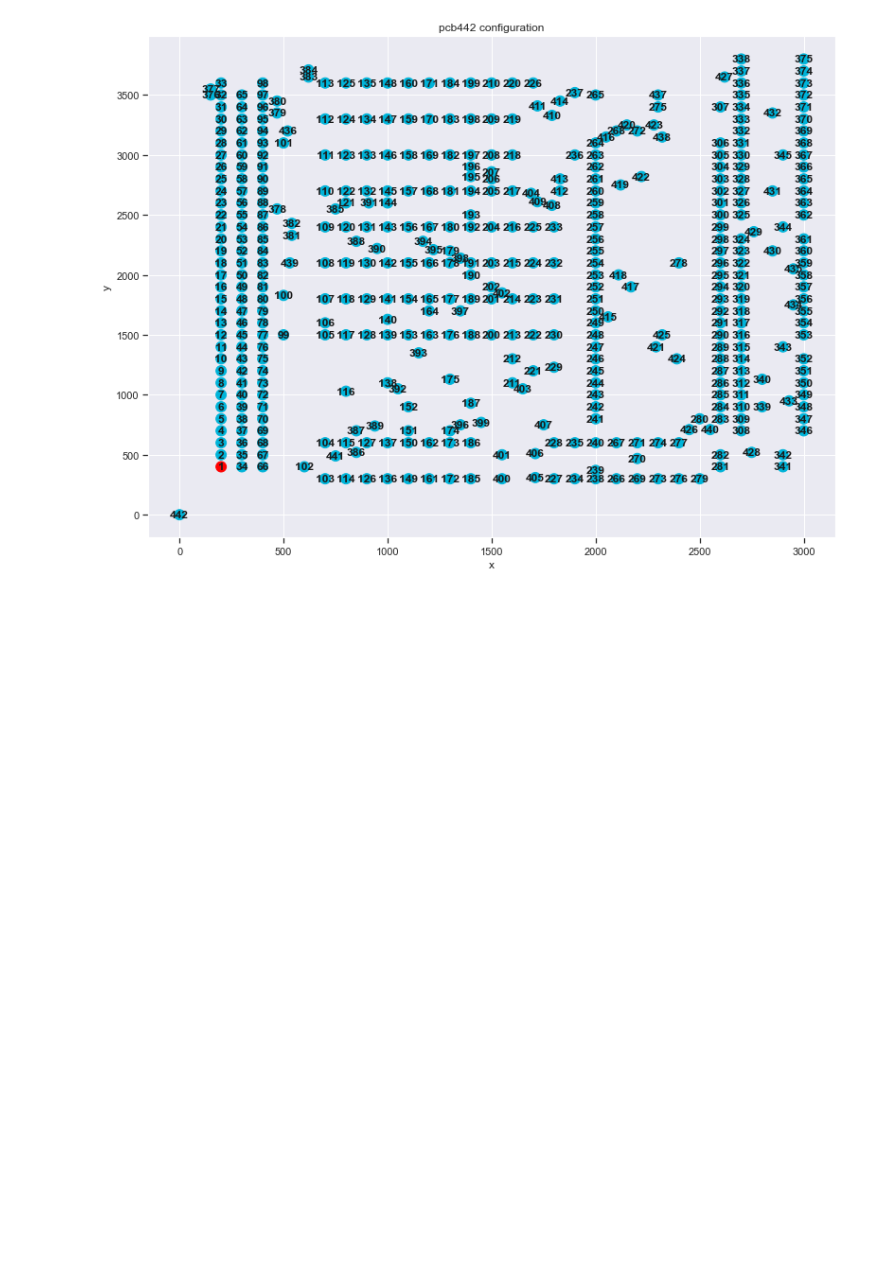
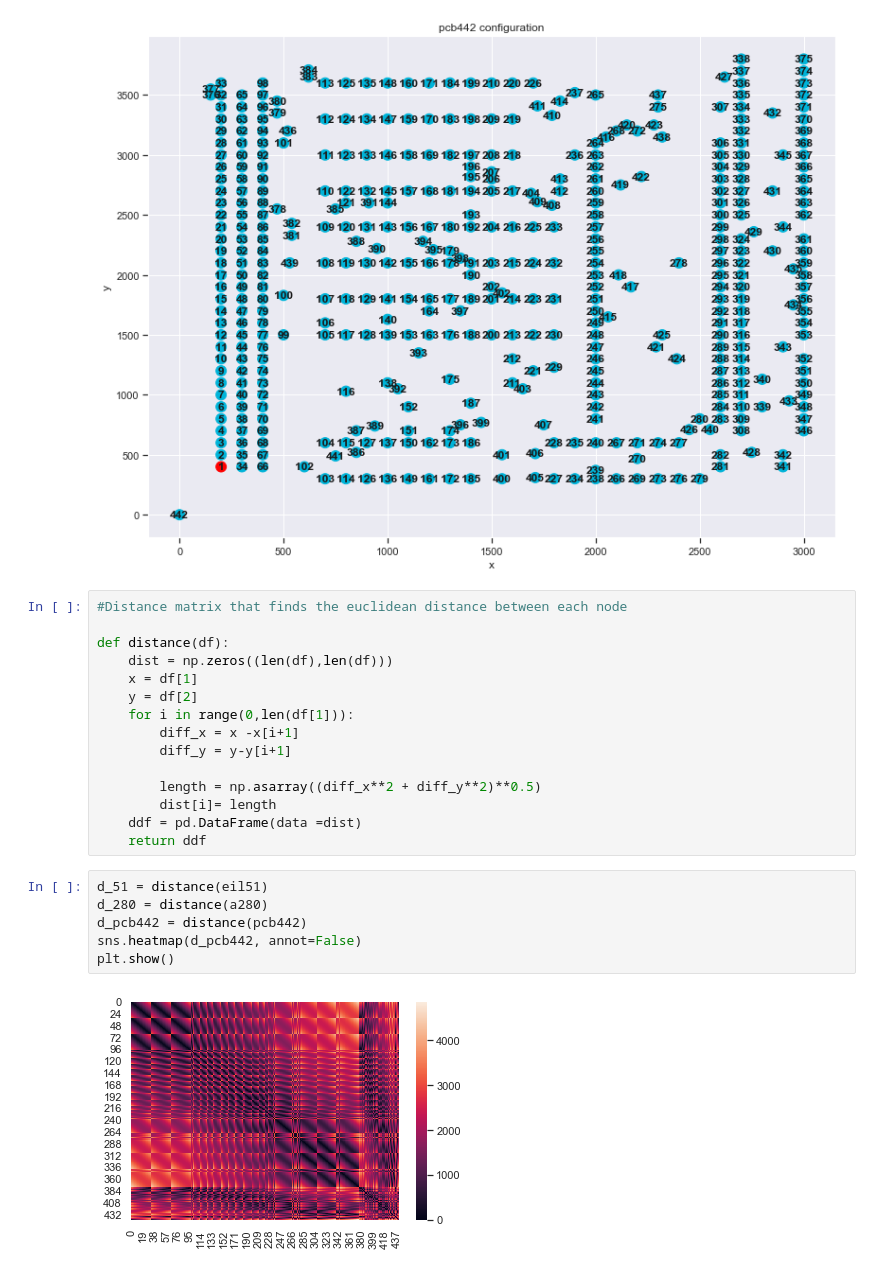
Before and after one commit to YunxiangLi/Stochastic-Simulation-2021, a Jupyter notebook: Assignment 3/a3.ipynb, the cells around one changed output. Saved outputs shown, nothing was run; the diff lists cells and outputs as text; blank space fills up the shorter version.

Commit message:
function for distances between nodes

```diff
--- a/Assignment 3/a3.ipynb
+++ b/Assignment 3/a3.ipynb
@@ -39,3 +39,26 @@ graph_plotter(G_a280,pos_a280,'a280',size=12)
 graph_plotter(G_pcb442,pos_pcb442,'pcb442',size=13)
 # %% [output]
 [figure]
+# %%
+#Distance matrix that finds the euclidean distance between each node
+
+def distance(df):
+    dist = np.zeros((len(df),len(df)))
+    x = df[1]
+    y = df[2]
+    for i in range(0,len(df[1])):
+        diff_x = x -x[i+1]
+        diff_y = y-y[i+1]
+
+        length = np.asarray((diff_x**2 + diff_y**2)**0.5)
+        dist[i]= length
+    ddf = pd.DataFrame(data =dist)
+    return ddf
+# %%
+d_51 = distance(eil51)
+d_280 = distance(a280)
+d_pcb442 = distance(pcb442)
+sns.heatmap(d_pcb442, annot=False)
+plt.show()
+# %% [output]
+[figure, added]
```
Also changed, not shown: parts of 1 cell of this notebook, 1 other file.
